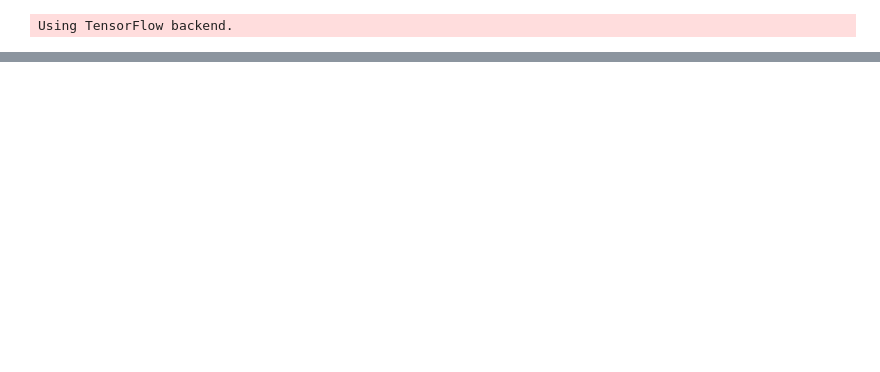
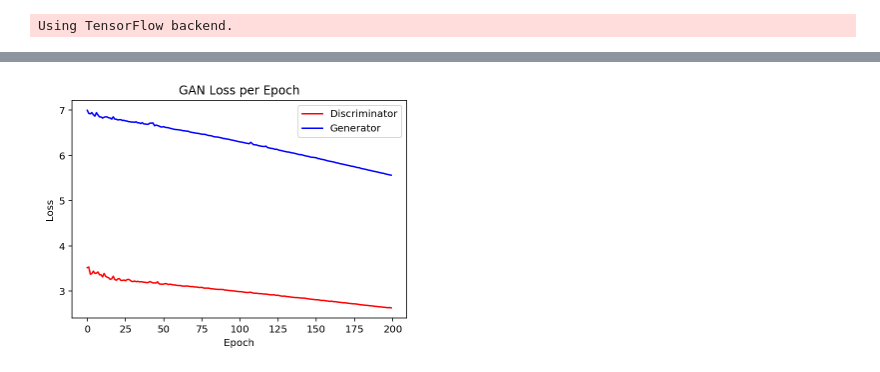
Before and after one commit to WillyChung/MachineLearningTA_GAN, a Jupyter notebook: MusicGeneration_GAN.ipynb, the cells around one changed output, grey strips where cells are left out. Cells and saved outputs as stored; diff of their text form; code cells hidden in the pictures; blank space fills up the shorter version.

```diff
--- a/MusicGeneration_GAN.ipynb
+++ b/MusicGeneration_GAN.ipynb
@@ -12,7 +12,9 @@ from keras.layers.advanced_activations import LeakyReLU
 from keras.models import Sequential, Model
 from keras.optimizers import Adam
 from keras.utils import np_utils
+from keras.regularizers import l1, l2
 
+#En el siguiente codigo se utilizo como referencia el caso tratado en el siguiente https://towardsdatascience.com/generating-pokemon-inspired-music-from-neural-networks-bc240014132
 def get_notes():
 
     #Obtenemos las notas y acordes de los archivos midi
@@ -147,6 +149,8 @@ class GAN():
         self.latent_dim = 1000
         self.disc_loss = []
         self.gen_loss =[]
+        self.disc_acc=[]
+        self.gen_acc=[]
 
         optimizer = Adam(0.0002, 0.5)
 
@@ -172,16 +176,19 @@ class GAN():
         self.combined.compile(loss='binary_crossentropy', optimizer=optimizer)
 
     def build_discriminator(self):
-
+        weight_decay = 1e-3
         model = Sequential()
         model.add(CuDNNLSTM(512, input_shape=self.seq_shape, return_sequences=True))
         model.add(Bidirectional(CuDNNLSTM(512)))
-        model.add(Dense(512))
+        model.add(Dense(512,use_bias=False, kernel_regularizer=l2(weight_decay),kernel_initializer='he_uniform'))
         model.add(LeakyReLU(alpha=0.2))
-        model.add(Dense(512))
+        model.add(BatchNormalization(momentum=0.8))
+        model.add(Dense(512, use_bias=False, kernel_regularizer=l2(weight_decay),kernel_initializer='he_uniform'))
         model.add(LeakyReLU(alpha=0.2))
-        model.add(Dense(256))
+        model.add(BatchNormalization(momentum=0.8))
+        model.add(Dense(256, use_bias=False, kernel_regularizer=l2(weight_decay),kernel_initializer='he_uniform'))
         model.add(LeakyReLU(alpha=0.2))
+        model.add(BatchNormalization(momentum=0.8))
         model.add(Dense(1, activation='sigmoid'))
         model.summary()
 
@@ -192,14 +199,15 @@ class GAN():
 
     def build_generator(self):
 
+        weight_decay = 1e-3
         model = Sequential()
-        model.add(Dense(256, input_dim=self.latent_dim))
+        model.add(Dense(256, input_dim=self.latent_dim, use_bias=False, kernel_regularizer=l2(weight_decay),kernel_initializer='he_uniform'))
         model.add(LeakyReLU(alpha=0.2))
         model.add(BatchNormalization(momentum=0.8))
-        model.add(Dense(512))
+        model.add(Dense(512, use_bias=False, kernel_regularizer=l2(weight_decay),kernel_initializer='he_uniform'))
         model.add(LeakyReLU(alpha=0.2))
         model.add(BatchNormalization(momentum=0.8))
-        model.add(Dense(1024))
+        model.add(Dense(1024, use_bias=False, kernel_regularizer=l2(weight_decay),kernel_initializer='he_uniform'))
         model.add(LeakyReLU(alpha=0.2))
         model.add(BatchNormalization(momentum=0.8))
         model.add(Dense(np.prod(self.seq_shape), activation='tanh'))
@@ -217,7 +225,7 @@ class GAN():
         notes = get_notes()
         n_vocab = len(set(notes))
         X_train, y_train = prepare_sequences(notes, n_vocab)
-
+        X_train.shape,y_train.shape
 
         real = np.ones((batch_size, 1))
         fake = np.zeros((batch_size, 1))
@@ -233,7 +241,7 @@ class GAN():
 
             noise = np.random.normal(0, 1, (batch_size, self.latent_dim))
 
-            # Generate a batch of new note sequences
+
             gen_seqs = self.generator.predict(noise)
 
             # Entrenando al discriminador
@@ -252,9 +260,9 @@ class GAN():
                 print ("%d [D loss: %f, acc.: %.2f%%] [G loss: %f]" % (epoch, d_loss[0], 100*d_loss[1], g_loss))
                 self.disc_loss.append(d_loss[0])
                 self.gen_loss.append(g_loss)
+                self.disc_acc.append(d_loss[1])
 
         self.generate(notes)
-        self.plot_loss()
 
     def generate(self, input_notes):
         # Obtiene los tipos de tonos y los almacena en un diccionario
@@ -280,6 +288,17 @@ class GAN():
         plt.ylabel('Loss')
         plt.savefig('GAN_Loss_per_Epoch_final.png', transparent=True)
         plt.show()
+
+    def plot_acc(self):
+        plt.plot(self.disc_acc, c='red')
+        #plt.plot(self.gen_acc,c='blue')
+        plt.title("GAN Acc per Epoch")
+        plt.legend(['Discriminator'])
+       # plt.legend(['Discriminator','Generator'])
+        plt.xlabel('Epoch')
+        plt.ylabel('Acc')
+        plt.savefig('GAN_ACC_per_Epoch.png',transparent = True)
+        plt.show()
 # %% [output]
 Using TensorFlow backend.
 # %%
@@ -324,0 +343,5 @@ _________________________________________________________________
+# %%
+
+gan.plot_loss()
+# %% [output]
+[figure, added]
```
Also changed, not shown: parts of 2 cells of this notebook.
